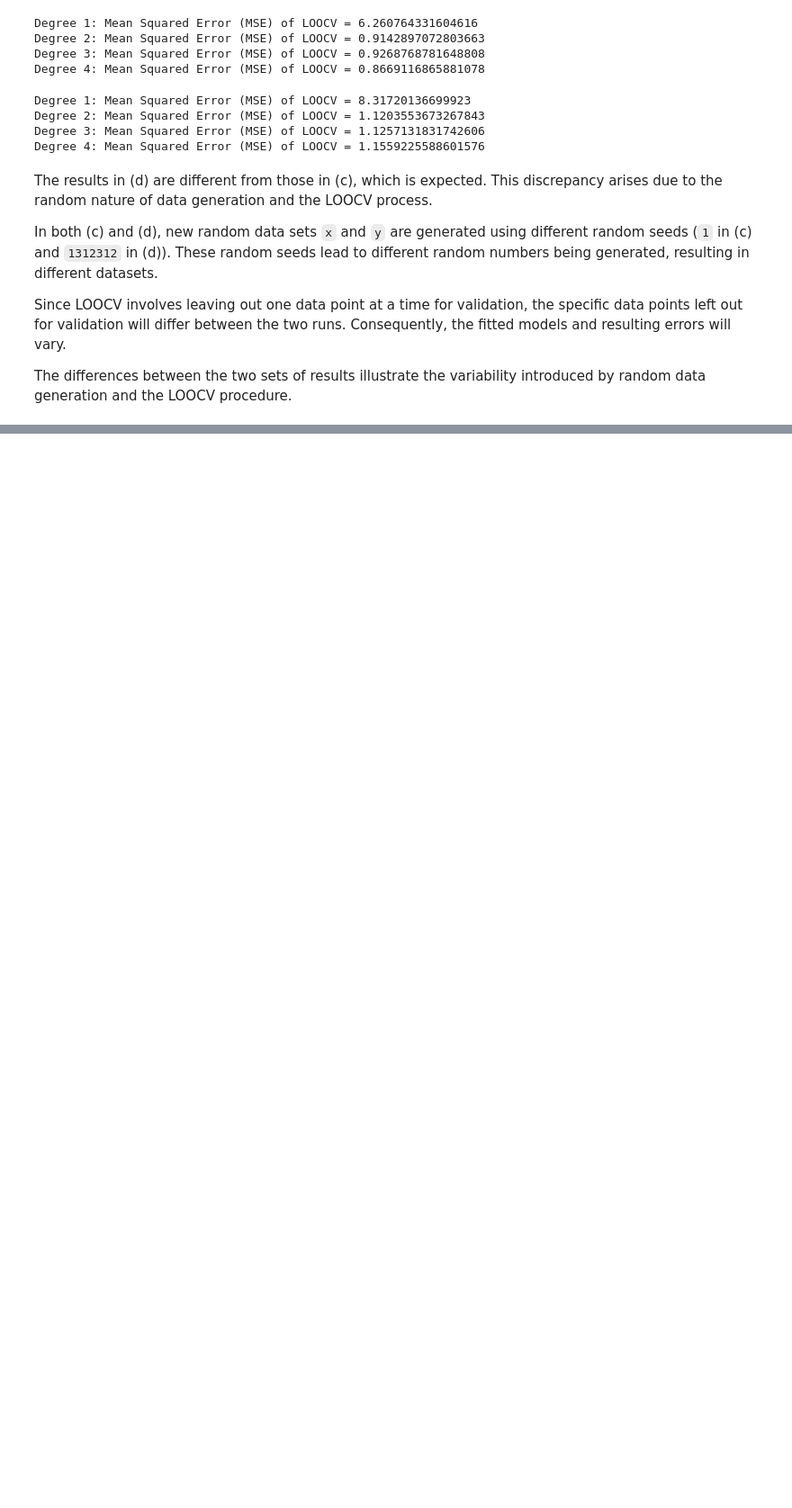
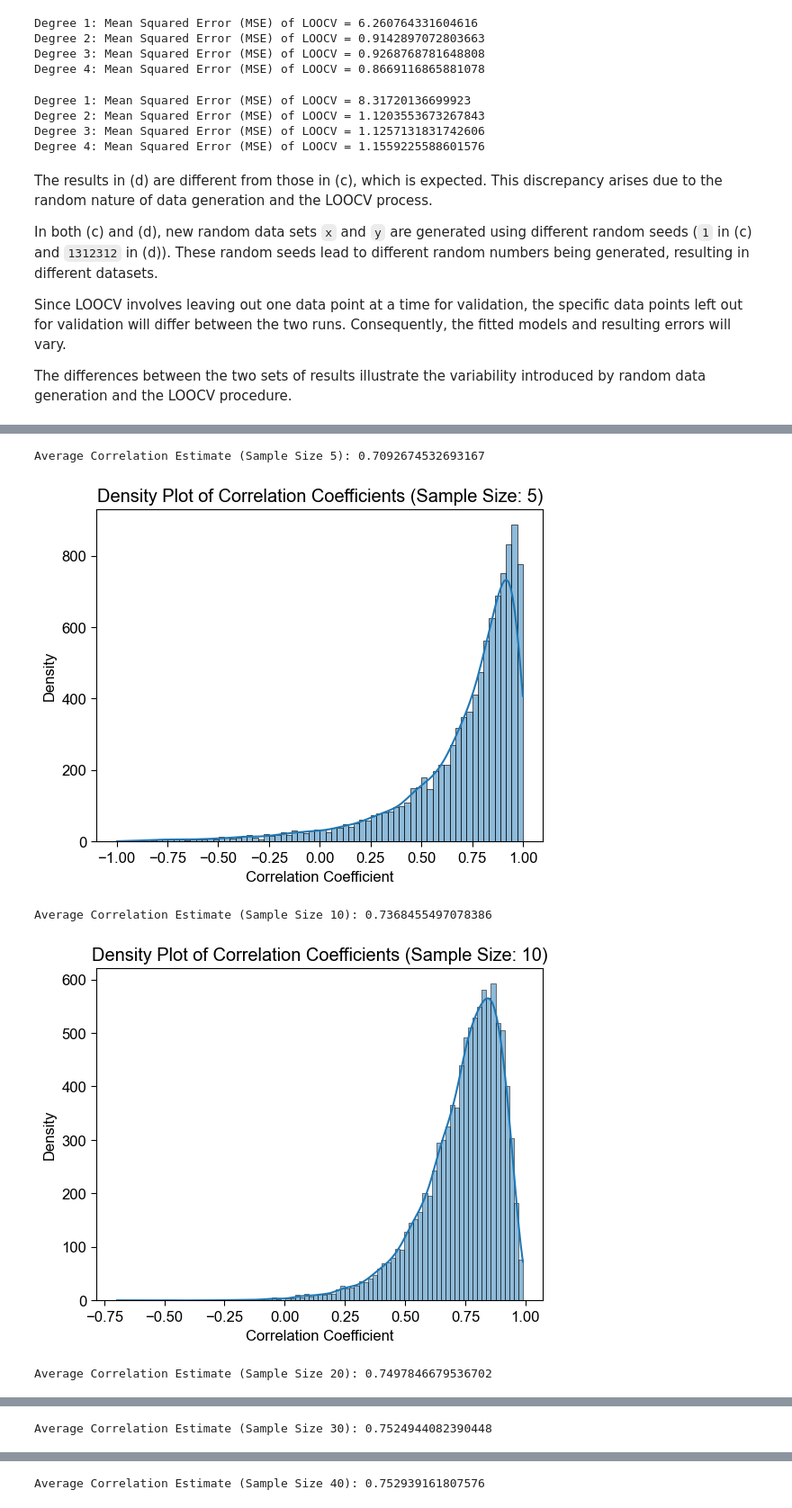
Before and after one commit to moleh13/EC48E, a Jupyter notebook: PS03.ipynb, the cells around one changed output, grey strips where cells are left out. Shown at 90% size. Cells and saved outputs as stored; diff of their text form; code cells hidden in the pictures; blank space fills up the shorter version.

```diff
--- a/PS03.ipynb
+++ b/PS03.ipynb
@@ -993,0 +1122,73 @@ The differences between the two sets of results illustrate the variability intro
+# %%
+import numpy as np
+import pandas as pd
+import seaborn as sns
+import matplotlib.pyplot as plt
+
+# Assuming you have a pandas DataFrame named 'data' containing GPA and SAT scores
+
+# Number of bootstrap samples
+B = 10000
+corr_real = data['GPA'].corr(data['SAT'])
+# Different sample sizes to iterate through
+sample_sizes = [5, 10, 20, 30, 40]
+data = pd.read_csv('correl_pop.csv')
+# Plotting for different sample sizes
+for sample_size in sample_sizes:
+    # Empty array to store correlation coefficients
+    corr_coefs = np.zeros(B)
+
+    # Perform bootstrap resampling
+    for i in range(B):
+        # Draw a bootstrap sample with replacement
+        bootstrap_sample = data.sample(n=sample_size, replace=True)
+
+        # Calculate correlation coefficient
+        corr = bootstrap_sample['GPA'].corr(bootstrap_sample['SAT'])
+
+        # Store correlation coefficient
+        corr_coefs[i] = corr
+
+    # Calculate average correlation estimate
+    avg_corr_estimate = np.mean(corr_coefs)
+    print(f"Average Correlation Estimate (Sample Size {sample_size}): {avg_corr_estimate}")
+
+    # Plot the density plot for each sample size
+    sns.histplot(corr_coefs, kde=True)
+    plt.title(f'Density Plot of Correlation Coefficients (Sample Size: {sample_size})')
+    plt.xlabel('Correlation Coefficient')
+    plt.ylabel('Density')
+    plt.show()
+
+# Plotting for population
+
+# Empty array to store correlation coefficients
+corr_coefs_pop = np.zeros(B)
+
+# Perform bootstrap resampling
+for i in range(B):
+    # Draw a bootstrap sample with replacement
+    bootstrap_sample = data.sample(n=len(data), replace=True)
+
+    # Calculate correlation coefficient
+    corr = bootstrap_sample['GPA'].corr(bootstrap_sample['SAT'])
+
+    # Store correlation coefficient
+    corr_coefs_pop[i] = corr
+
+# Calculate average correlation estimate
+avg_corr_estimate = np.mean(corr_coefs_pop)
+print(f"Average Correlation Estimate (Population): {avg_corr_estimate}")
+
+# Plot the density plot for each sample size
+sns.histplot(corr_coefs_pop, kde=True)
+plt.title(f'Density Plot of Correlation Coefficients (Population)')
+plt.xlabel('Correlation Coefficient')
+plt.ylabel('Density')
+plt.show()
+# %% [output]
+Average Correlation Estimate (Sample Size 5): 0.7092674532693167
+[figure, added]
+Average Correlation Estimate (Sample Size 10): 0.7368455497078386
+[figure, added]
+Average Correlation Estimate (Sample Size 20): 0.7497846679536702
@@ -993,0 +1196 @@ The differences between the two sets of results illustrate the variability intro
+Average Correlation Estimate (Sample Size 30): 0.7524944082390448
@@ -993,0 +1198 @@ The differences between the two sets of results illustrate the variability intro
+Average Correlation Estimate (Sample Size 40): 0.752939161807576
```
Also changed, not shown: parts of 18 cells of this notebook.
